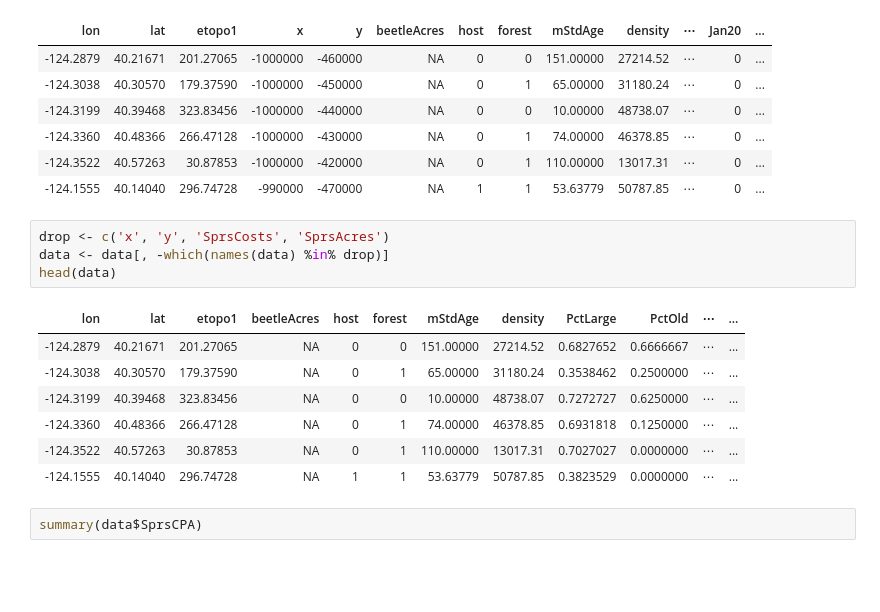
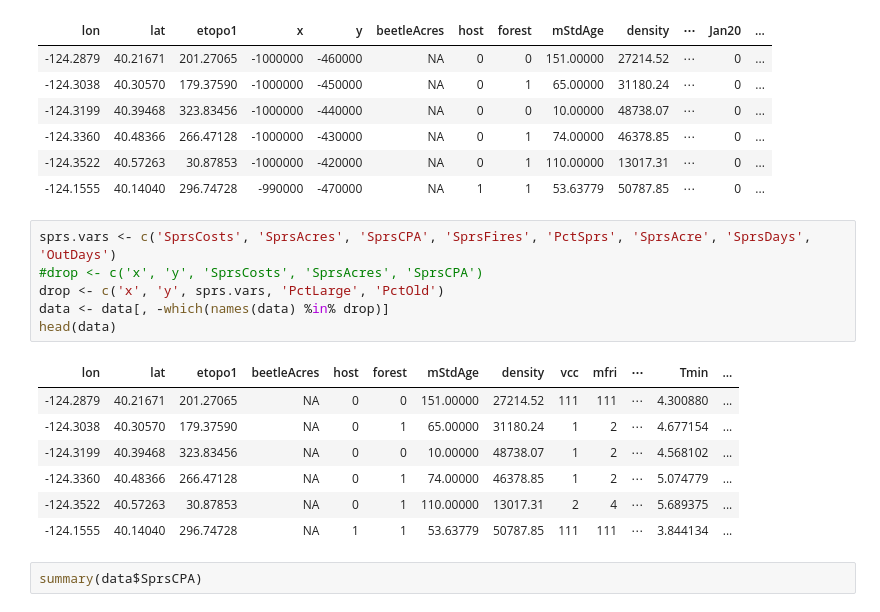
Before and after one commit to dongmeic/suppression, a Jupyter notebook: R/mpb10km_data_cleaning.ipynb, the cells around one changed output. Cells and saved outputs as stored; diff of their text form; blank space fills up the shorter version.

```diff
--- a/R/mpb10km_data_cleaning.ipynb
+++ b/R/mpb10km_data_cleaning.ipynb
@@ -12,17 +12,19 @@ head(data)
 | -124.3522 | 40.57263 | 30.87853 | -1000000 | -420000 | NA | 0 | 1 | 110.00000 | 13017.31 | ⋯ | 0 | ... |
 | -124.1555 | 40.14040 | 296.74728 | -990000 | -470000 | NA | 1 | 1 | 53.63779 | 50787.85 | ⋯ | 0 | ... |
 # %%
-drop <- c('x', 'y', 'SprsCosts', 'SprsAcres')
+sprs.vars <- c('SprsCosts', 'SprsAcres', 'SprsCPA', 'SprsFires', 'PctSprs', 'SprsAcre', 'SprsDays', 'OutDays')
+#drop <- c('x', 'y', 'SprsCosts', 'SprsAcres', 'SprsCPA')
+drop <- c('x', 'y', sprs.vars, 'PctLarge', 'PctOld')
 data <- data[, -which(names(data) %in% drop)]
 head(data)
 # %% [output]
-| lon | lat | etopo1 | beetleAcres | host | forest | mStdAge | density | PctLarge | PctOld | ⋯ | ... |
-| -124.2879 | 40.21671 | 201.27065 | NA | 0 | 0 | 151.00000 | 27214.52 | 0.6827652 | 0.6666667 | ⋯ | ... |
-| -124.3038 | 40.30570 | 179.37590 | NA | 0 | 1 | 65.00000 | 31180.24 | 0.3538462 | 0.2500000 | ⋯ | ... |
-| -124.3199 | 40.39468 | 323.83456 | NA | 0 | 0 | 10.00000 | 48738.07 | 0.7272727 | 0.6250000 | ⋯ | ... |
-| -124.3360 | 40.48366 | 266.47128 | NA | 0 | 1 | 74.00000 | 46378.85 | 0.6931818 | 0.1250000 | ⋯ | ... |
-| -124.3522 | 40.57263 | 30.87853 | NA | 0 | 1 | 110.00000 | 13017.31 | 0.7027027 | 0.0000000 | ⋯ | ... |
-| -124.1555 | 40.14040 | 296.74728 | NA | 1 | 1 | 53.63779 | 50787.85 | 0.3823529 | 0.0000000 | ⋯ | ... |
+| lon | lat | etopo1 | beetleAcres | host | forest | mStdAge | density | vcc | mfri | ⋯ | Tmin | ... |
+| -124.2879 | 40.21671 | 201.27065 | NA | 0 | 0 | 151.00000 | 27214.52 | 111 | 111 | ⋯ | 4.300880 | ... |
+| -124.3038 | 40.30570 | 179.37590 | NA | 0 | 1 | 65.00000 | 31180.24 | 1 | 2 | ⋯ | 4.677154 | ... |
+| -124.3199 | 40.39468 | 323.83456 | NA | 0 | 0 | 10.00000 | 48738.07 | 1 | 2 | ⋯ | 4.568102 | ... |
+| -124.3360 | 40.48366 | 266.47128 | NA | 0 | 1 | 74.00000 | 46378.85 | 1 | 2 | ⋯ | 5.074779 | ... |
+| -124.3522 | 40.57263 | 30.87853 | NA | 0 | 1 | 110.00000 | 13017.31 | 2 | 4 | ⋯ | 5.689375 | ... |
+| -124.1555 | 40.14040 | 296.74728 | NA | 1 | 1 | 53.63779 | 50787.85 | 111 | 111 | ⋯ | 3.844134 | ... |
 # %%
 summary(data$SprsCPA)
 # %% [output]
```
Also changed, not shown: parts of 11 cells of this notebook, 4 other files.
